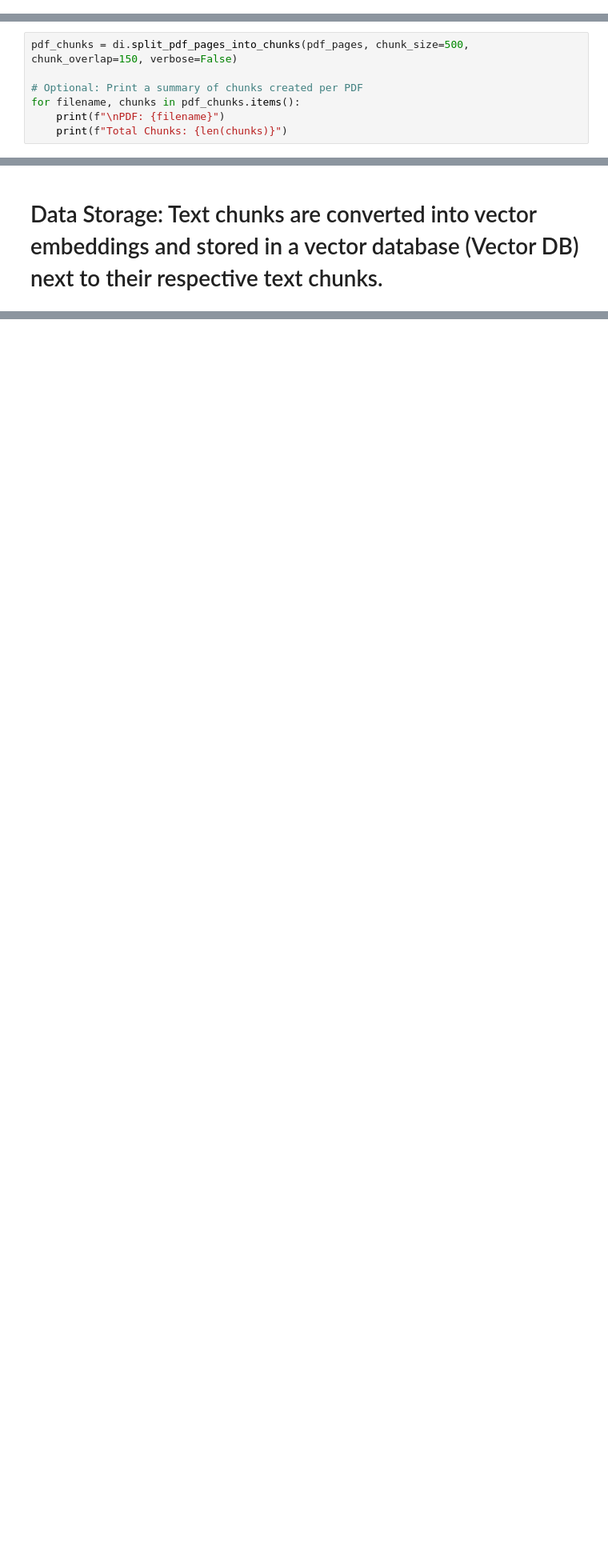
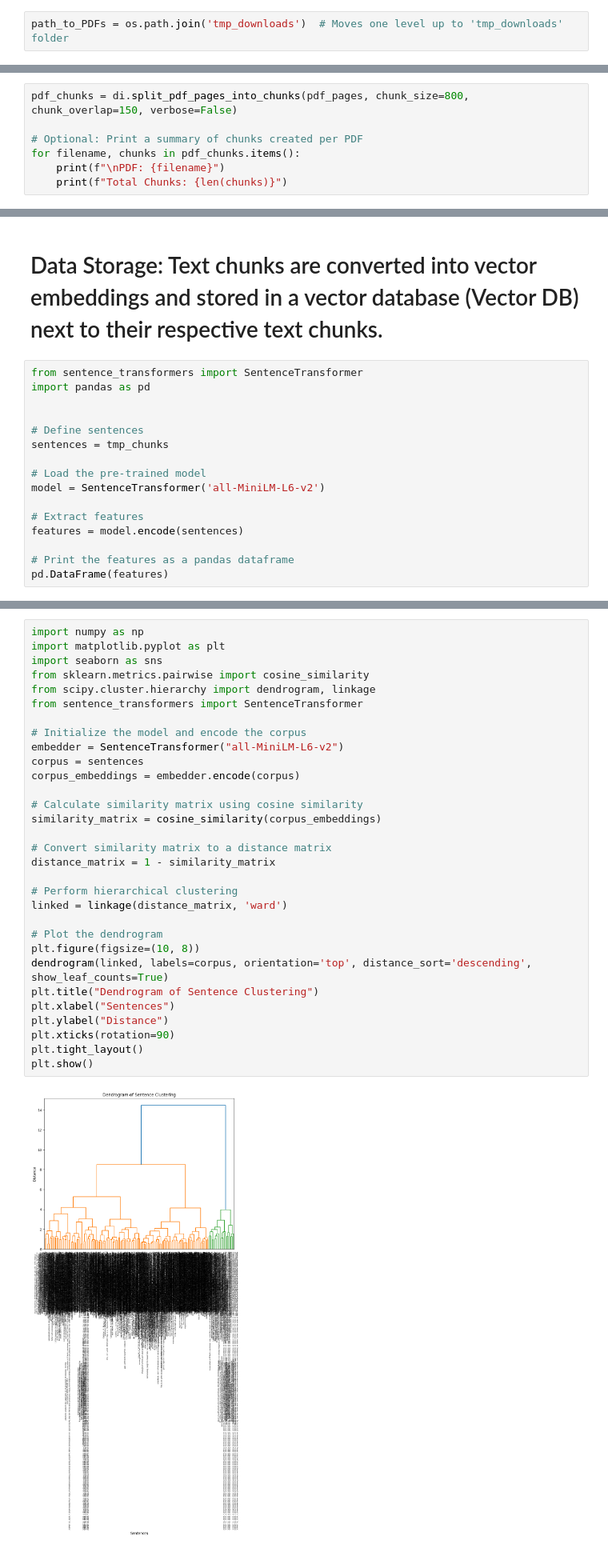
Before and after one commit to FennStatistics/introductory-workshop-in-LLMs, a Jupyter notebook: 4_summarizingLiterature/RAG/01_dataIndexing.ipynb, the cells around one changed output, grey strips where cells are left out. Shown at 80% size. Cells and saved outputs as stored; diff of their text form; blank space fills up the shorter version.

```diff
--- a/4_summarizingLiterature/RAG/01_dataIndexing.ipynb
+++ b/4_summarizingLiterature/RAG/01_dataIndexing.ipynb
@@ -44,0 +132,2 @@ Current working directory: c:\DATEN\PHD\WORKSHOPS\introductory workshop in LLMs\
+# %%
+path_to_PDFs = os.path.join('tmp_downloads')  # Moves one level up to 'tmp_downloads' folder
@@ -95,5 +277,5 @@ of artiﬁcialis ) to replicate the ability to ‘read inside’ reality”, p.
 # %%
-pdf_chunks = di.split_pdf_pages_into_chunks(pdf_pages, chunk_size=500, chunk_overlap=150, verbose=False)
+pdf_chunks = di.split_pdf_pages_into_chunks(pdf_pages, chunk_size=800, chunk_overlap=150, verbose=False)
 
 # Optional: Print a summary of chunks created per PDF
 for filename, chunks in pdf_chunks.items():
@@ -151,2 +385,18 @@ metadata: {'source': 'PDFs\\10.1007_s00146-023-01650-z.pdf', 'page': 0}
 # %% [markdown]
 # Data Storage: Text chunks are converted into vector embeddings and stored in a vector database (Vector DB) next to their respective text chunks.
+# %%
+from sentence_transformers import SentenceTransformer
+import pandas as pd
+
+
+# Define sentences
+sentences = tmp_chunks
+
+# Load the pre-trained model
+model = SentenceTransformer('all-MiniLM-L6-v2')
+
+# Extract features
+features = model.encode(sentences)
+
+# Print the features as a pandas dataframe
+pd.DataFrame(features)
@@ -152,0 +449,33 @@ metadata: {'source': 'PDFs\\10.1007_s00146-023-01650-z.pdf', 'page': 0}
+# %%
+import numpy as np
+import matplotlib.pyplot as plt
+import seaborn as sns
+from sklearn.metrics.pairwise import cosine_similarity
+from scipy.cluster.hierarchy import dendrogram, linkage
+from sentence_transformers import SentenceTransformer
+
+# Initialize the model and encode the corpus
+embedder = SentenceTransformer("all-MiniLM-L6-v2")
+corpus = sentences
+corpus_embeddings = embedder.encode(corpus)
+
+# Calculate similarity matrix using cosine similarity
+similarity_matrix = cosine_similarity(corpus_embeddings)
+
+# Convert similarity matrix to a distance matrix
+distance_matrix = 1 - similarity_matrix
+
+# Perform hierarchical clustering
+linked = linkage(distance_matrix, 'ward')
+
+# Plot the dendrogram
+plt.figure(figsize=(10, 8))
+dendrogram(linked, labels=corpus, orientation='top', distance_sort='descending', show_leaf_counts=True)
+plt.title("Dendrogram of Sentence Clustering")
+plt.xlabel("Sentences")
+plt.ylabel("Distance")
+plt.xticks(rotation=90)
+plt.tight_layout()
+plt.show()
+# %% [output]
+[figure, added]
```
Also changed, not shown: parts of 40 cells of this notebook, 8 other files.
